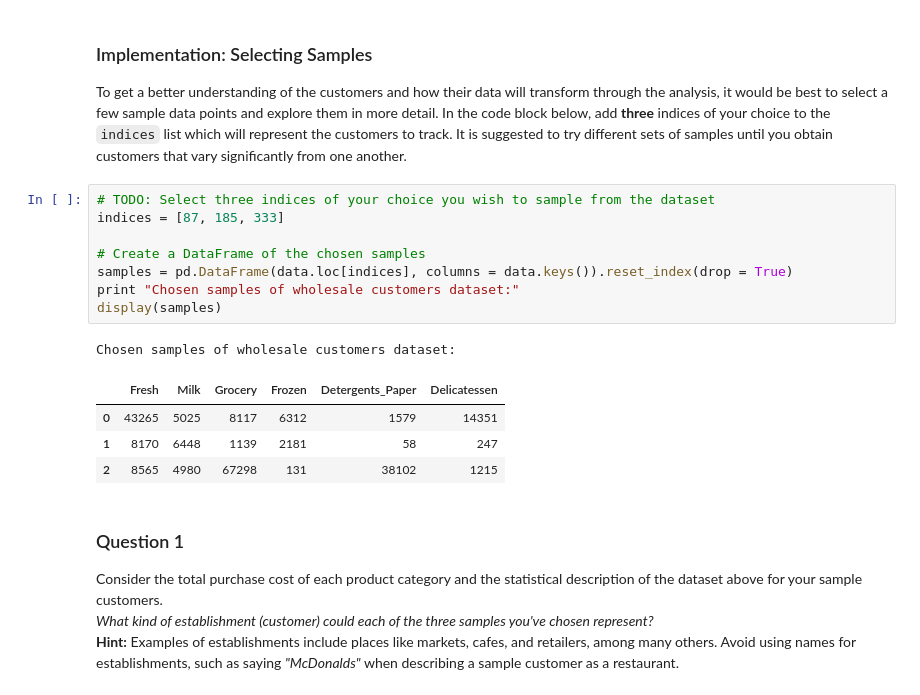
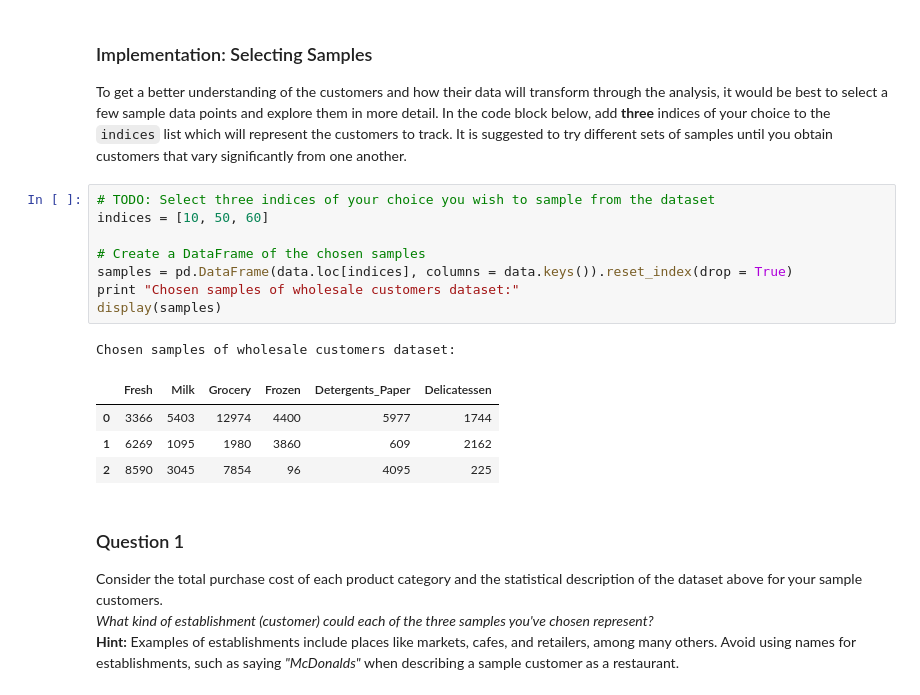
Before and after one commit to tsuzukit/ml-nanodegree-customer-segment, a Jupyter notebook: customer_segments.ipynb, the cells around one changed output. Drawn from its saved outputs; the diff is of its cells as text.

```diff
--- a/customer_segments.ipynb
+++ b/customer_segments.ipynb
@@ -58,18 +58,18 @@ display(data.describe())
 To get a better understanding of the customers and how their data will transform through the analysis, it would be best to select a few sample data points and explore them in more detail. In the code block below, add **three** indices of your choice to the `indices` list which will represent the customers to track. It is suggested to try different sets of samples until you obtain customers that vary significantly from one another.
 # %%
 # TODO: Select three indices of your choice you wish to sample from the dataset
-indices = [87, 185, 333]
+indices = [10, 50, 60]
 
 # Create a DataFrame of the chosen samples
 samples = pd.DataFrame(data.loc[indices], columns = data.keys()).reset_index(drop = True)
 print "Chosen samples of wholesale customers dataset:"
 display(samples)
 # %% [output]
 Chosen samples of wholesale customers dataset:
 |  | Fresh | Milk | Grocery | Frozen | Detergents_Paper | Delicatessen |
-| 0 | 43265 | 5025 | 8117 | 6312 | 1579 | 14351 |
-| 1 | 8170 | 6448 | 1139 | 2181 | 58 | 247 |
-| 2 | 8565 | 4980 | 67298 | 131 | 38102 | 1215 |
+| 0 | 3366 | 5403 | 12974 | 4400 | 5977 | 1744 |
+| 1 | 6269 | 1095 | 1980 | 3860 | 609 | 2162 |
+| 2 | 8590 | 3045 | 7854 | 96 | 4095 | 225 |
 # %% [markdown]
 ### Question 1
 Consider the total purchase cost of each product category and the statistical description of the dataset above for your sample customers.
```
Also changed, not shown: parts of 13 cells of this notebook.
